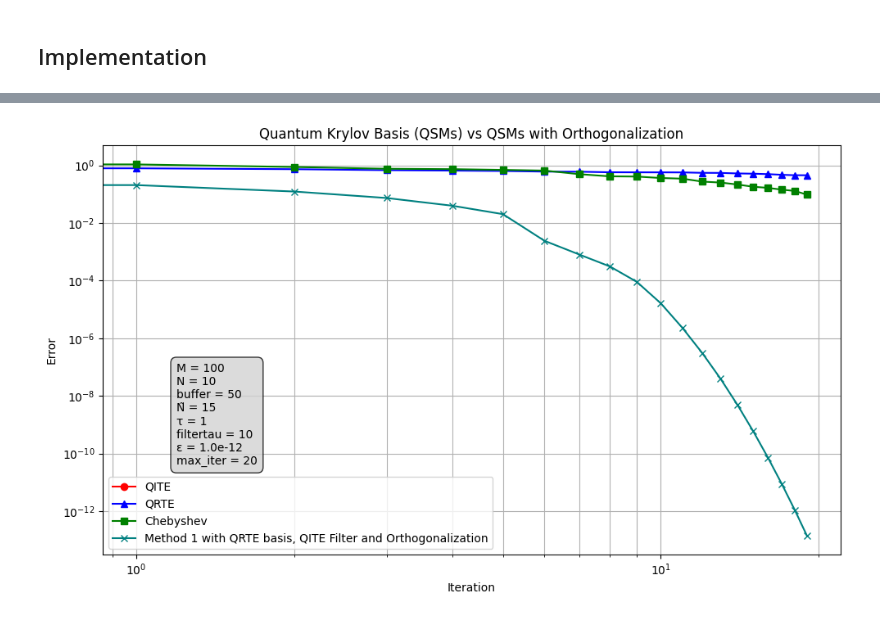
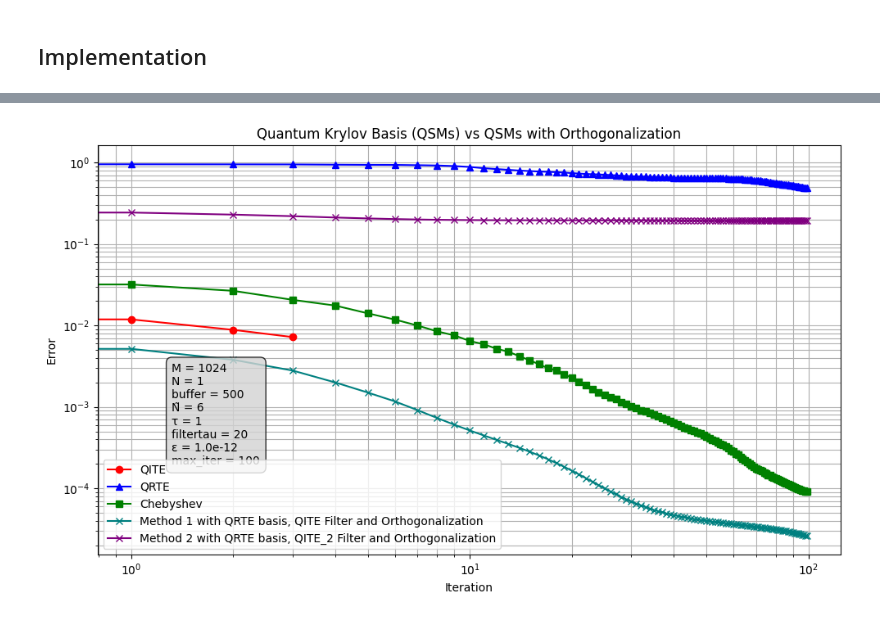
Before and after one commit to Nihar-Shah2001/Quantum_Computing_Notes, a Jupyter notebook: Notes/codes/comparison.ipynb, the cells around one changed output, grey strips where cells are left out. Saved outputs shown, nothing was run; the diff lists cells and outputs as text; code cells hidden in the pictures.

```diff
--- a/Notes/codes/comparison.ipynb
+++ b/Notes/codes/comparison.ipynb
@@ -259,11 +256,11 @@ def QRTE(H, psi_0, N, buffer, deltatau, epsilon, max_iter, eigenvalsh, orthogona
 # %% [markdown]
 ### Chebyshev Quantum Krylov
 # %%
-def chebyshev(H, psi_0, N, buffer, deltatau, epsilon, max_iter, eigenvalsh, orthogonalize=False):
+def chebyshev(H, psi_0, N, eigenvalsh, buffer=50, epsilon=1e-12, max_iter=100, orthogonalize=False):
 
     Ntilde = int(np.ceil((1+(buffer/100)) * N))
+    H_norm = normalize(H, choice='normal', eigenvalsh=eigenvalsh)
 
-    H_norm = normalize(H, choice='normal', eigenvalsh=eigenvalsh)
     itr = 0
     abs_error = [1e16]
     eigenvals = np.empty((N), dtype=complex)
@@ -274,7 +271,6 @@ def chebyshev(H, psi_0, N, buffer, deltatau, epsilon, max_iter, eigenvalsh, orth
     print(f"Number of desired Eigenvalues: {N}")
     print(f"Initial Space Size: {Ntilde}")
     print(f"Buffer: {buffer}%")
-    print(f"Tau: {deltatau}")
     print(f"Convergence Threshold: {epsilon}")
     print(f"Max Iterations: {max_iter}")
     print(f"Orthogonalize Matrix: {orthogonalize}")
@@ -297,7 +293,7 @@ def chebyshev(H, psi_0, N, buffer, deltatau, epsilon, max_iter, eigenvalsh, orth
                 T_prev, T_curr = T_curr, T_next
                 Psi_0[:, i] = (T_curr @ psi_0).flatten()
 
-                Psi_0 /= np.linalg.norm(Psi_0, axis=0, keepdims=True)
+            Psi_0 /= np.linalg.norm(Psi_0, axis=0, keepdims=True)
         else:
             T_next = 2 * H_norm @ T_curr - T_prev
             T_prev, T_curr = T_curr, T_next
@@ -335,12 +331,11 @@ def chebyshev(H, psi_0, N, buffer, deltatau, epsilon, max_iter, eigenvalsh, orth
 
         Ntilde +=1
         itr+=1
-
     return eigenvals, abs_error, itr
 # %% [markdown]
 ## Our method
 # %%
-def method1(H, psi_0, N, buffer, filtertau, epsilon, max_iter, eigenvalsh):
+def method1(H, psi_0, N, eigenvalsh, buffer=50, filtertau=100, epsilon=1e-12, max_iter=100):
 
     Ntilde = int(np.ceil((1+(buffer/100)) * N))
 
@@ -365,23 +360,21 @@ def method1(H, psi_0, N, buffer, filtertau, epsilon, max_iter, eigenvalsh):
     # Initialization
     H_norm = normalize(H, choice='norm01', eigenvalsh=eigenvalsh)
 
-    deltaE_L = np.abs(eigenvalsh[Ntilde-1] - eigenvalsh[0]) #/ np.max(np.abs(eigenvalsh))
+    deltaE_L = np.abs(eigenvalsh[Ntilde-1] - eigenvalsh[0]) / (np.max(eigenvalsh) - np.min(eigenvalsh))
     deltat = np.pi/deltaE_L
     exp_iH = expm(-1j * deltat * H_norm)
-    eigh = np.linalg.eigvalsh(H_norm)
 
     Psi_0 = np.empty((H.shape[0], Ntilde), dtype=complex)
     for i in range(Ntilde):
     # Shift the range to be from 0 to N-1
         i_n = i - Ntilde//2
         Psi_0[:, i] = (np.linalg.matrix_power(exp_iH, i_n) @ psi_0).flatten()
-
     Psi_0 /= np.linalg.norm(Psi_0, axis=0, keepdims=True)
 
     exp_H = expm(- filtertau * H_norm)
+    eigh = np.linalg.eigvalsh(H_norm)
 
-
-    while itr < max_iter and abs_error[itr]>=epsilon:
+    while itr < max_iter and abs_error[-1]>=epsilon:
 
         # Filtering
         Psi_F = exp_H @ Psi_0
@@ -414,15 +475,15 @@ def method1(H, psi_0, N, buffer, filtertau, epsilon, max_iter, eigenvalsh):
 # %%
 # Parameters
 # np.random.seed(15) # For reproducibility
-M =  100 # Dimension of the matrix
-N = 10  # Number of eigenvalues
-buffer = 50  # Buffer for the number of eigenvalues
+M =  1024 # Dimension of the matrix
+N = 1 # Number of eigenvalues
+buffer = 500  # Buffer for the number of eigenvalues
 Ntilde = int(np.ceil((1+(buffer/100)) * N))  # Number of eigenvalues to be found
 deltatau = 1 # Time step for the QITE method
 filtertau = 20
 
 epsilon = 1e-12  # Tolerance for convergence
-max_iter = 20 # Maximum number of iterations
+max_iter = 100 # Maximum number of iterations
 
 H = generate_hermitian_matrix(M, choice='synthetic')
 
@@ -430,11 +491,11 @@ psi_0 = np.random.randn(M, 1) + 1j*np.random.randn(M, 1)
 psi_0 /= np.linalg.norm(psi_0, axis=0, keepdims=True)
 
 print("Matrix Size: ", M)
+print("Number of Eigenvalues desired: ", N)
 print("Initial space size: ", Ntilde)
-print("Number of Eigenvalues desired: ", N)
 print("Buffer: ", buffer)
-print("Time Step: ", deltatau)
-print("Filter Time Step: ", filtertau)
+print("deltatau: ", deltatau)
+print("Filter tau: ", filtertau)
 print("Convergence Threshold: ", epsilon)
 print("Max Iterations: ", max_iter)
 # %% [output]
@@ -450,13 +511,13 @@ Max Iterations:  20
 ## Implementation
 # %%
 eigenvalsh = np.linalg.eigvalsh(H)
-qite_eigenvals, qite_abs_error, qite_itr = QITE(H, psi_0, N, buffer, deltatau, epsilon, max_iter, eigenvalsh, orthogonalize=False)
+qite_eigenvals, qite_abs_error, qite_itr = QITE(H, psi_0, N, eigenvalsh, buffer, deltatau, epsilon, max_iter, orthogonalize=False)
 # qite_ortho_eigenvals, qite_ortho_abs_error, qite_ortho_itr = QITE(H, psi_0, Ntilde, buffer, deltatau, epsilon, max_iter, orthogonalize=True)
-qrte_eigenvals, qrte_abs_error, qrte_itr = QRTE(H, psi_0, N, buffer, deltatau, epsilon, max_iter, eigenvalsh, orthogonalize=False)
+qrte_eigenvals, qrte_abs_error, qrte_itr = QRTE(H, psi_0, N, eigenvalsh, buffer,  epsilon, max_iter, orthogonalize=False)
 # qrte_ortho_eigenvals, qrte_ortho_abs_error, qrte_ortho_itr = QRTE(H, psi_0, Ntilde, buffer, deltatau, epsilon, max_iter, orthogonalize=True)
-chebyshev_eigenvals, chebyshev_abs_error, chebyshev_itr = chebyshev(H, psi_0, N, buffer, deltatau, epsilon, max_iter, eigenvalsh, orthogonalize=False)
+chebyshev_eigenvals, chebyshev_abs_error, chebyshev_itr = chebyshev(H, psi_0, N, eigenvalsh, buffer, epsilon, max_iter, orthogonalize=False)
 # chebyshev_ortho_eigenvals, chebyshev_ortho_abs_error, chebyshev_ortho_itr = chebyshev(H, psi_0, Ntilde, buffer, deltatau, epsilon, max_iter, orthogonalize=True)
-method1_eigenvals, method1_eigenvecs, method1_abs_error, method1_itr = method1(H, psi_0, N, buffer, filtertau, epsilon, max_iter, eigenvalsh)
-# method2_eigenvals, method2_eigenvecs, method2_abs_error, method2_itr = method1(H, psi_0, N, buffer, filtertau, epsilon, max_iter, filter_choice='QITE_2', orthogonalize=True)
+method1_eigenvals, method1_eigenvecs, method1_abs_error, method1_itr = method1(H, psi_0, N, eigenvalsh, buffer, filtertau, epsilon, max_iter)
+method2_eigenvals, method2_eigenvecs, method2_abs_error, method2_itr = method2(H, psi_0, N, eigenvalsh, buffer, filtertau, epsilon, max_iter)
 # %% [output]
 QITE Krylov basis No-Filter Diagonalization Parameters
@@ -511,32 +575,32 @@ plt.plot(np.arange(qite_itr), qite_abs_error[1:], marker='o', label='QITE', colo
 # plt.plot(np.arange(qite_ortho_itr), qite_ortho_abs_error[1:], marker='^', label='QITE_w/ ortho', color='orange')
 plt.plot(np.arange(qrte_itr), qrte_abs_error[1:], marker='^', label='QRTE', color='blue')
 # plt.plot(np.arange(qrte_ortho_itr), qrte_ortho_abs_error[1:], marker='s', label='QRTE_w/ ortho', color='magenta')
 plt.plot(np.arange(chebyshev_itr), chebyshev_abs_error[1:], marker='s', label='Chebyshev', color='green')
 # plt.plot(np.arange(chebyshev_ortho_itr), chebyshev_ortho_abs_error[1:], marker='d', label='Chebyshev_w/ ortho', color='cyan')
 plt.plot(np.arange(method1_itr), method1_abs_error[1:], marker='x', label='Method 1 with QRTE basis, QITE Filter and Orthogonalization', color='teal')
-# plt.plot(np.arange(method2_itr), method2_abs_error[1:], marker='x', label='Method 2 with Chebyshev basis, QITE_2 Filter and Orthogonalization', color='purple')
+plt.plot(np.arange(method2_itr), method2_abs_error[1:], marker='x', label='Method 2 with QRTE basis, QITE_2 Filter and Orthogonalization', color='purple')
 plt.yscale('log')
 plt.xscale('log')
 plt.xlabel('Iteration')
 plt.ylabel('Error')
 plt.grid(True, 'both', 'both')
 plt.legend()
 info_text = (
     f"M = {M}\n"
     f"N = {N}\n"
     f"buffer = {buffer}\n"
     f"Ñ = {Ntilde}\n"
     f"τ = {deltatau}\n"
     f"filtertau = {filtertau}\n"
     f"ε = {epsilon:.1e}\n"
     f"max_iter = {max_iter}"
 )
 
 # Adjust position (x=0.65, y=0.5) as needed
 plt.text(0.1, 0.22, info_text, transform=plt.gca().transAxes,
          fontsize=10, bbox=dict(boxstyle='round,pad=0.5', facecolor='lightgrey', alpha=0.8))
 plt.legend()
 plt.tight_layout()
 plt.show()
 # %% [output]
-[figure, old version]
+[figure, new version]
```
Also changed, not shown: parts of 8 cells of this notebook.
